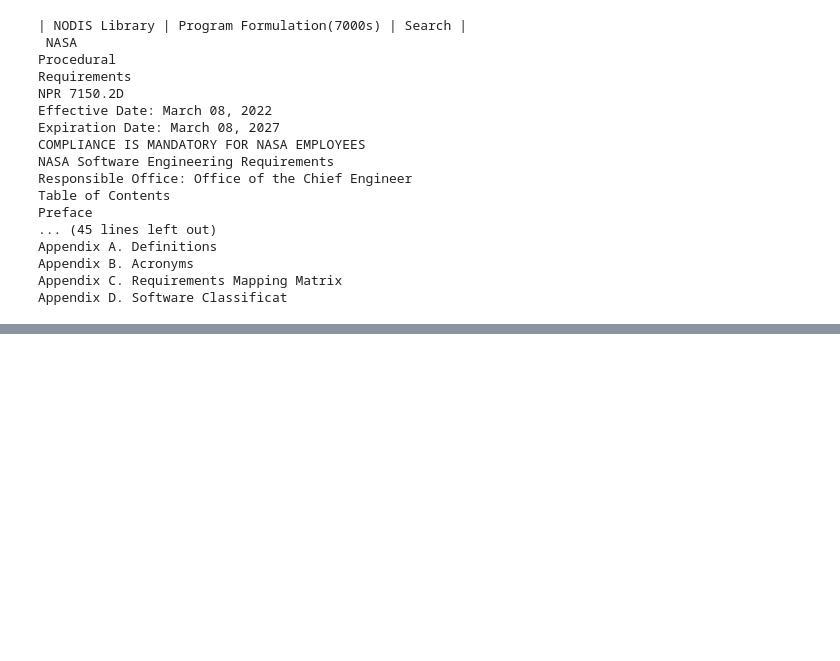
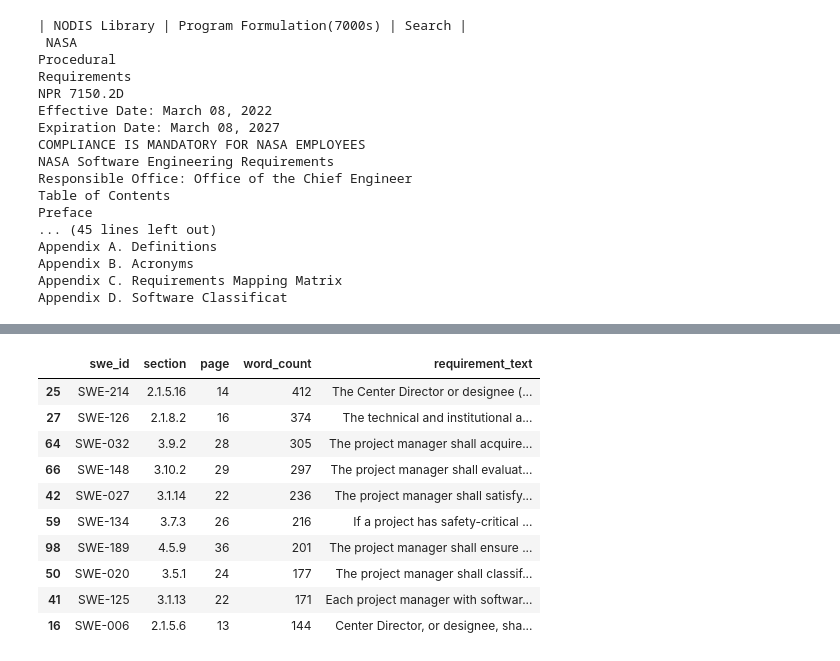
Before and after one commit to Break-Through-Tech/Aerospace-1C-compliance-copilot, a Jupyter notebook: notebooks/Compliance_Copilot_Development.ipynb, the cells around one changed output, grey strips where cells are left out. Cells and saved outputs as stored; diff of their text form; code cells hidden in the pictures; blank space fills up the shorter version.

```diff
--- a/notebooks/Compliance_Copilot_Development.ipynb
+++ b/notebooks/Compliance_Copilot_Development.ipynb
@@ -235,5 +448,0 @@ requirements_df[
-# %%
-requirements_df = requirements_df[
-    ~requirements_df["section"].str.startswith("7150", na=False)
-]
-requirements_df
@@ -253,0 +449,9 @@ requirements_df
+# %%
+requirements_df["section_group"] = (
+    requirements_df["section"]
+    .str.extract(r"^(\d+\.\d+)")[0]
+)
+
+requirements_df.groupby(
+    ["chapter", "section_group"]
+).size()
@@ -253,0 +478,8 @@ requirements_df
+# %%
+requirements_df["word_count"] = (
+    requirements_df["requirement_text"]
+    .str.split()
+    .str.len()
+)
+
+requirements_df["word_count"].describe()
@@ -253,0 +497,19 @@ requirements_df
+# %%
+requirements_df.nlargest(
+    10,
+    "word_count"
+)[
+    ["swe_id", "section", "page", "word_count", "requirement_text"]
+]
+# %% [output]
+|  | swe_id | section | page | word_count | requirement_text |
+| 25 | SWE-214 | 2.1.5.16 | 14 | 412 | The Center Director or designee (... |
+| 27 | SWE-126 | 2.1.8.2 | 16 | 374 | The technical and institutional a... |
+| 64 | SWE-032 | 3.9.2 | 28 | 305 | The project manager shall acquire... |
+| 66 | SWE-148 | 3.10.2 | 29 | 297 | The project manager shall evaluat... |
+| 42 | SWE-027 | 3.1.14 | 22 | 236 | The project manager shall satisfy... |
+| 59 | SWE-134 | 3.7.3 | 26 | 216 | If a project has safety-critical ... |
+| 98 | SWE-189 | 4.5.9 | 36 | 201 | The project manager shall ensure ... |
+| 50 | SWE-020 | 3.5.1 | 24 | 177 | The project manager shall classif... |
+| 41 | SWE-125 | 3.1.13 | 22 | 171 | Each project manager with softwar... |
+| 16 | SWE-006 | 2.1.5.6 | 13 | 144 | Center Director, or designee, sha... |
```
Also changed, not shown: parts of 29 cells of this notebook.
